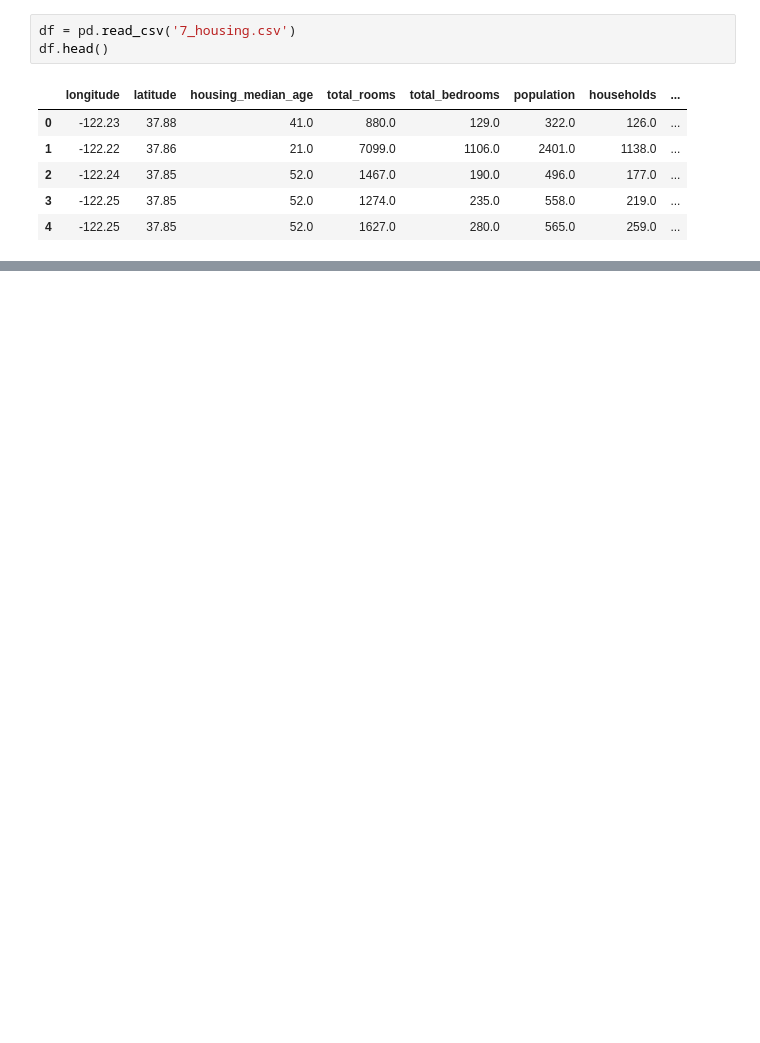
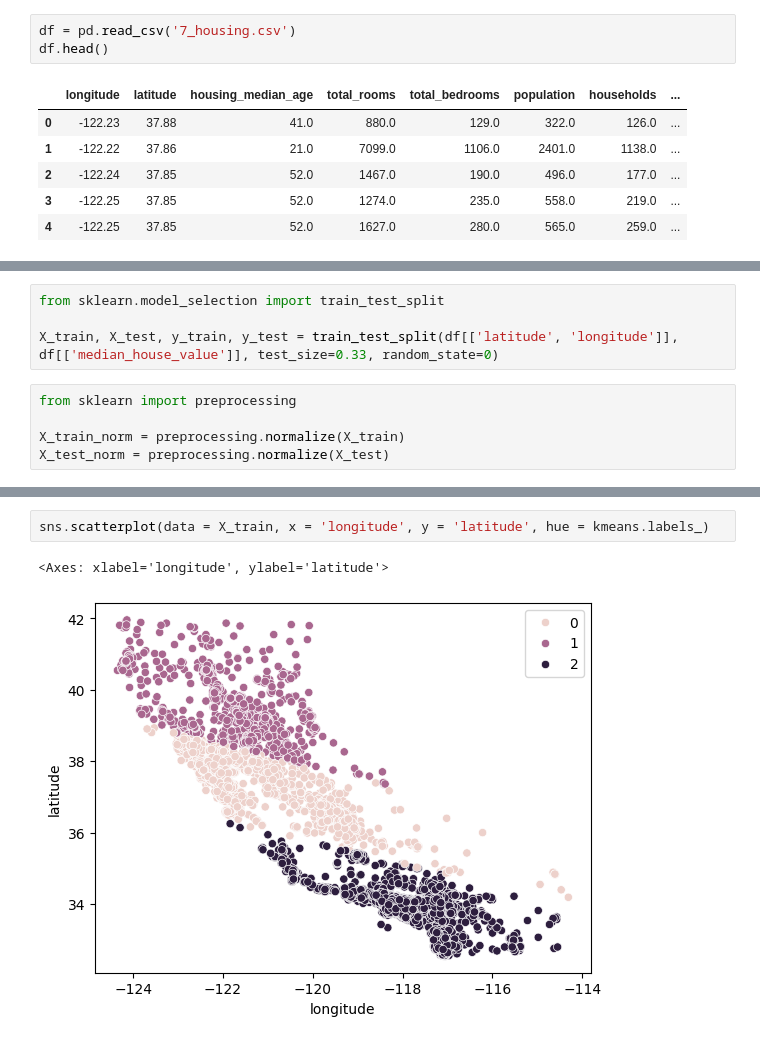
Before and after one commit to Shraddhajape/Machine_Learning, a Jupyter notebook: practical/ass7.ipynb, the cells around one changed output, grey strips where cells are left out. Cells and saved outputs as stored; diff of their text form; blank space fills up the shorter version.

```diff
--- a/practical/ass7.ipynb
+++ b/practical/ass7.ipynb
@@ -35,0 +33,9 @@ df.head()
+# %%
+from sklearn.model_selection import train_test_split
+
+X_train, X_test, y_train, y_test = train_test_split(df[['latitude', 'longitude']], df[['median_house_value']], test_size=0.33, random_state=0)
+# %%
+from sklearn import preprocessing
+
+X_train_norm = preprocessing.normalize(X_train)
+X_test_norm = preprocessing.normalize(X_test)
@@ -35,0 +48,5 @@ df.head()
+# %%
+sns.scatterplot(data = X_train, x = 'longitude', y = 'latitude', hue = kmeans.labels_)
+# %% [output]
+<Axes: xlabel='longitude', ylabel='latitude'>
+[figure, added]
```
Also changed, not shown: parts of 12 cells of this notebook, 2 other files.
